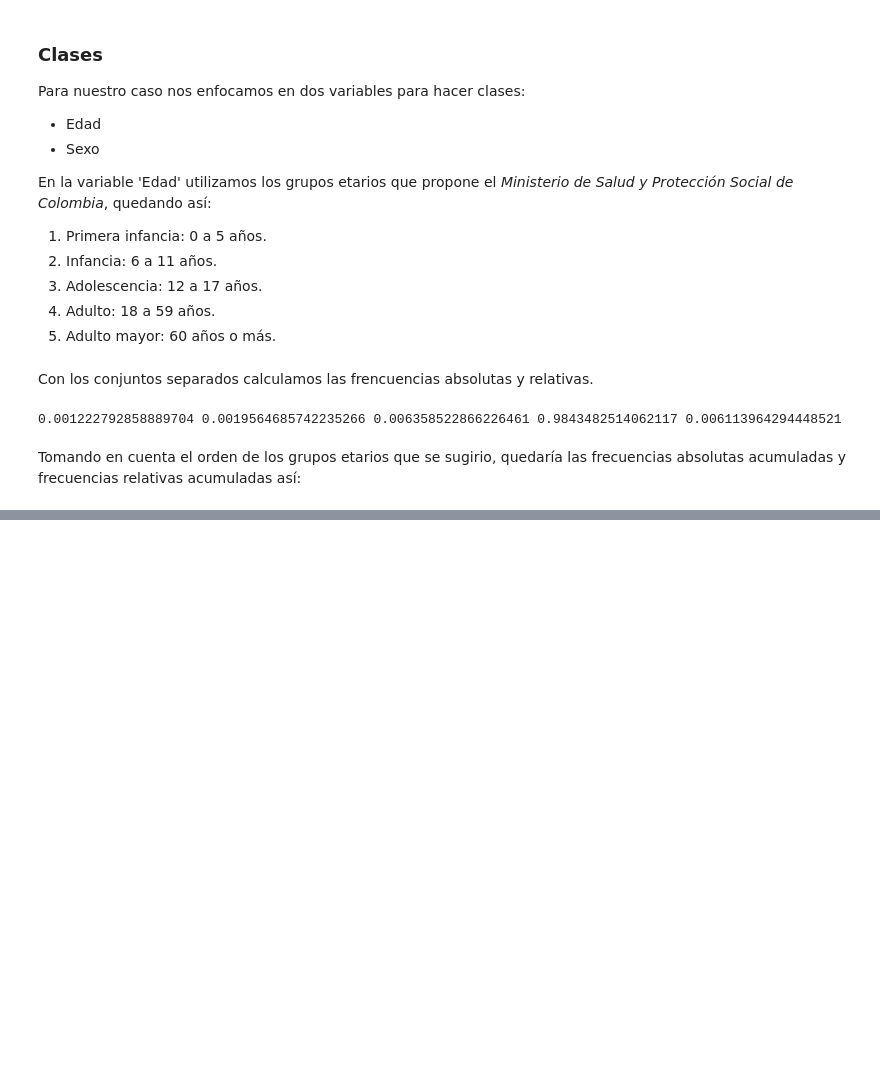
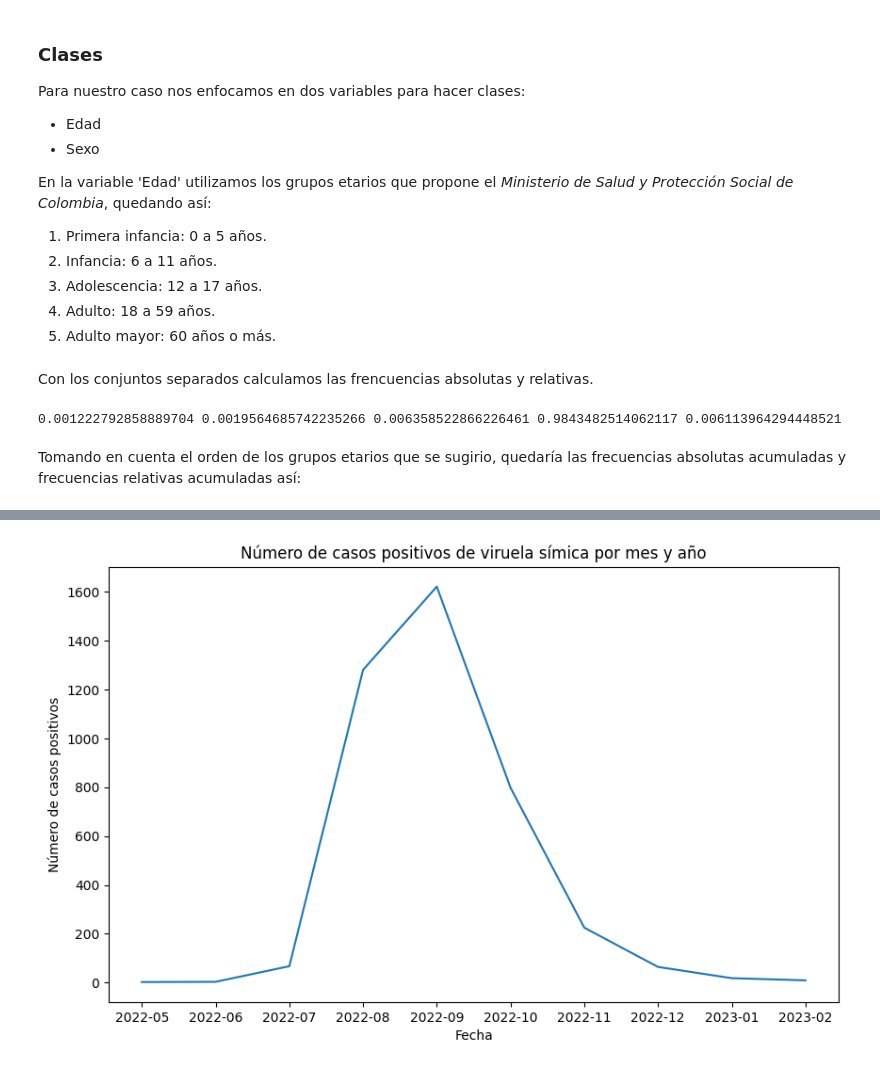
Before and after one commit to Karenmezz/Estadistica, a Jupyter notebook: Estadistica J1/Entregable.ipynb, the cells around one changed output, grey strips where cells are left out. Saved outputs shown, nothing was run; the diff lists cells and outputs as text; code cells hidden in the pictures; blank space fills up the shorter version.

```diff
--- a/Estadistica J1/Entregable.ipynb
+++ b/Estadistica J1/Entregable.ipynb
@@ -137,0 +186,27 @@ fra5 = fra4 + fr_adulto_mayor
+# %%
+
+df = pd.read_csv('./Casos_positivos_de_Viruela_s_mica_en_Colombia.csv')
+
+df['Fecha de inicio de síntomas'] = pd.to_datetime(df['Fecha de inicio de síntomas'])
+
+df['Mes'] = df['Fecha de inicio de síntomas'].dt.month
+
+df['Año'] = df['Fecha de inicio de síntomas'].dt.year
+
+por_mes_y_anio = df.groupby(['Año', 'Mes'])['Fecha de inicio de síntomas'].count()
+
+por_mes_y_anio = por_mes_y_anio.reset_index()
+
+por_mes_y_anio['Fecha'] = por_mes_y_anio['Año'].astype(str) + '-' + por_mes_y_anio['Mes'].astype(str).str.zfill(2)
+
+por_mes_y_anio = por_mes_y_anio.set_index(pd.to_datetime(por_mes_y_anio['Fecha'], format='%Y-%m'))
+por_mes_y_anio = por_mes_y_anio.sort_index()
+
+plt.figure(figsize=(10, 6))
+plt.plot(por_mes_y_anio['Fecha'], por_mes_y_anio['Fecha de inicio de síntomas'])
+plt.xlabel('Fecha')
+plt.ylabel('Número de casos positivos')
+plt.title('Número de casos positivos de viruela símica por mes y año')
+plt.show()
+# %% [output]
+[figure, added]
```
Also changed, not shown: parts of 10 cells of this notebook, 1 other file.
